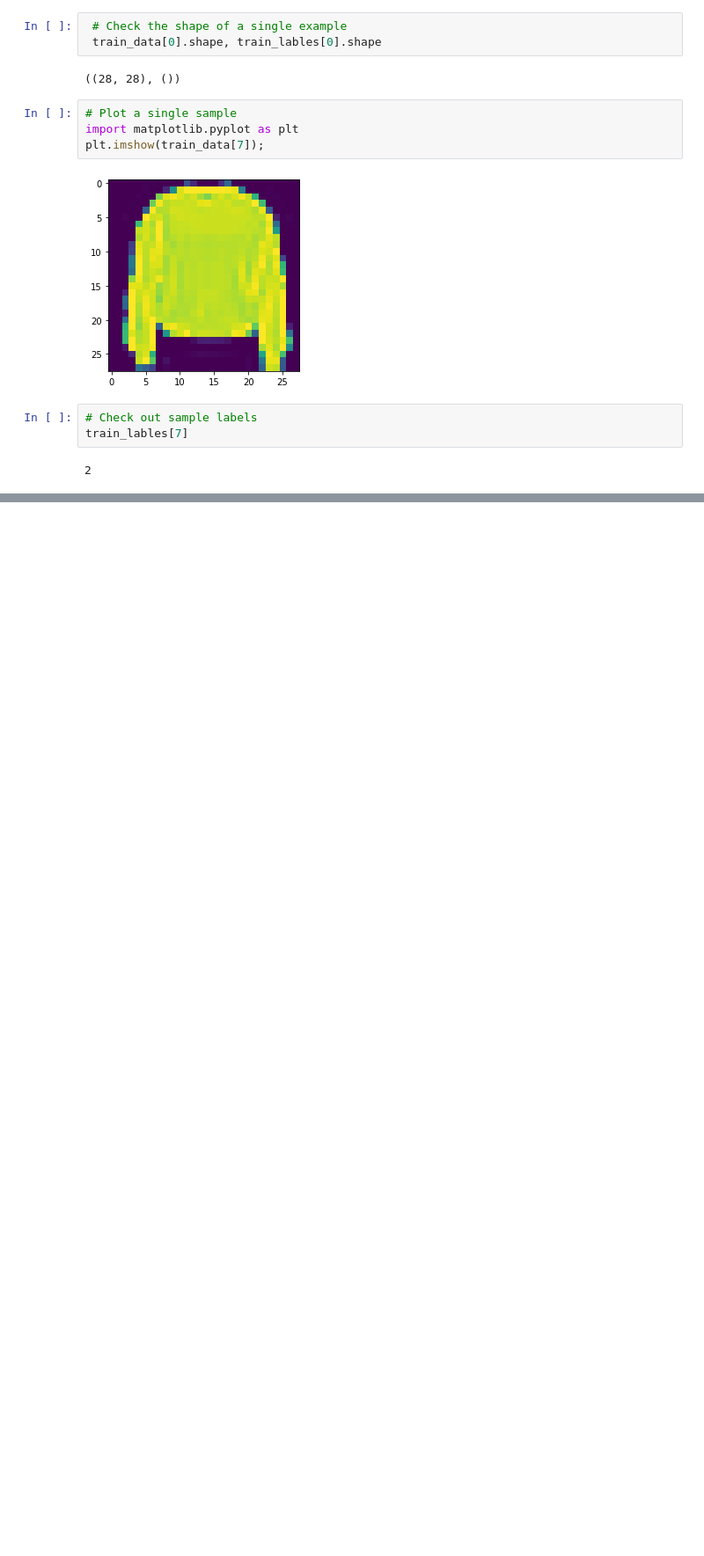
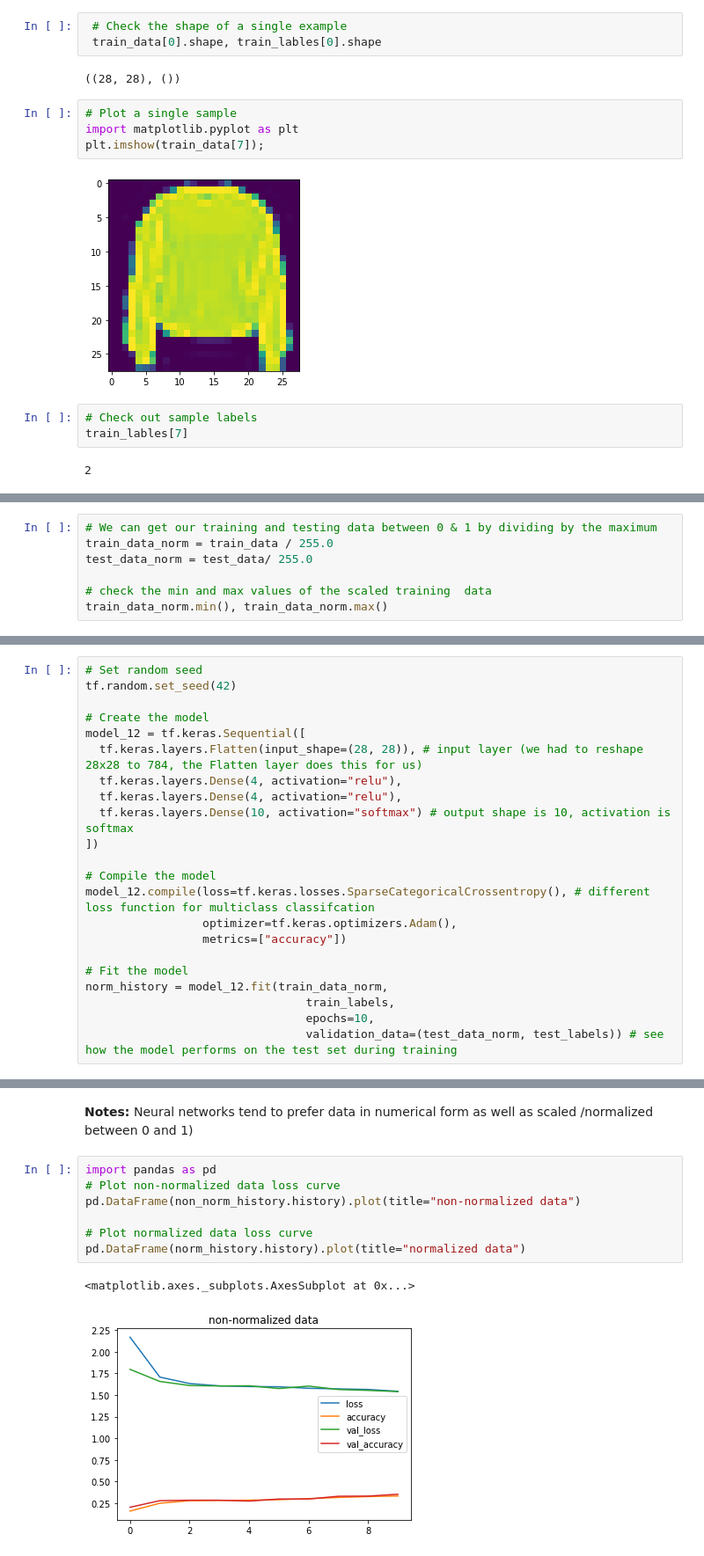
Before and after one commit to vortexash/Tensorflow-Developer, a Jupyter notebook: 02_neural_network_classification_with_tensorflow.ipynb, the cells around one changed output, grey strips where cells are left out. Shown at 88% size. Cells and saved outputs as stored; diff of their text form; blank space fills up the shorter version.

```diff
--- a/02_neural_network_classification_with_tensorflow.ipynb
+++ b/02_neural_network_classification_with_tensorflow.ipynb
@@ -1016,0 +1126,7 @@ train_lables[7]
+# %%
+# We can get our training and testing data between 0 & 1 by dividing by the maximum
+train_data_norm = train_data / 255.0
+test_data_norm = test_data/ 255.0
+
+# check the min and max values of the scaled training  data
+train_data_norm.min(), train_data_norm.max()
@@ -1016,0 +1135,22 @@ train_lables[7]
+# %%
+# Set random seed
+tf.random.set_seed(42)
+
+# Create the model
+model_12 = tf.keras.Sequential([
+  tf.keras.layers.Flatten(input_shape=(28, 28)), # input layer (we had to reshape 28x28 to 784, the Flatten layer does this for us)
+  tf.keras.layers.Dense(4, activation="relu"),
+  tf.keras.layers.Dense(4, activation="relu"),
+  tf.keras.layers.Dense(10, activation="softmax") # output shape is 10, activation is softmax
+])
+
+# Compile the model
+model_12.compile(loss=tf.keras.losses.SparseCategoricalCrossentropy(), # different loss function for multiclass classifcation
+                 optimizer=tf.keras.optimizers.Adam(),
+                 metrics=["accuracy"])
+
+# Fit the model
+norm_history = model_12.fit(train_data_norm,
+                                train_labels,
+                                epochs=10,
+                                validation_data=(test_data_norm, test_labels)) # see how the model performs on the test set during training
@@ -1016,0 +1178,12 @@ train_lables[7]
+# %% [markdown]
+**Notes:** Neural networks tend to prefer data in numerical form as well as scaled /normalized between 0 and 1)
+# %%
+import pandas as pd
+# Plot non-normalized data loss curve
+pd.DataFrame(non_norm_history.history).plot(title="non-normalized data")
+
+# Plot normalized data loss curve
+pd.DataFrame(norm_history.history).plot(title="normalized data")
+# %% [output]
+<matplotlib.axes._subplots.AxesSubplot at 0x...>
+[figure, added]
```
Also changed, not shown: parts of 39 cells of this notebook.
